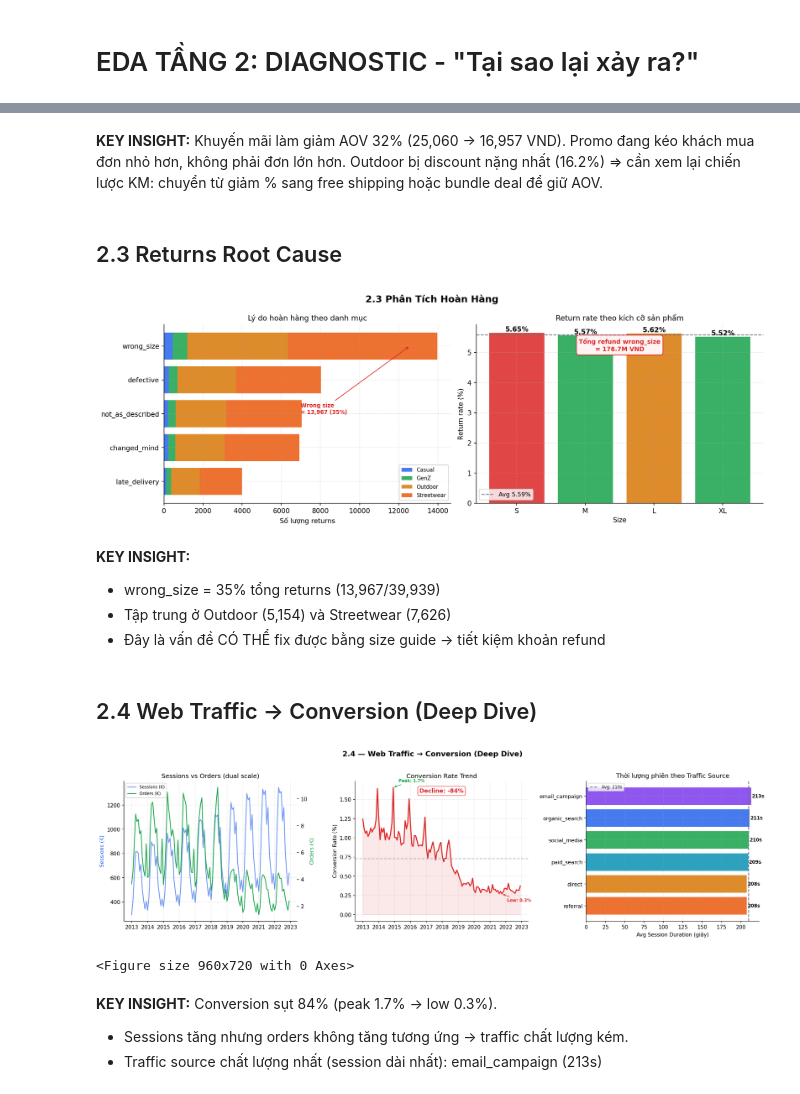
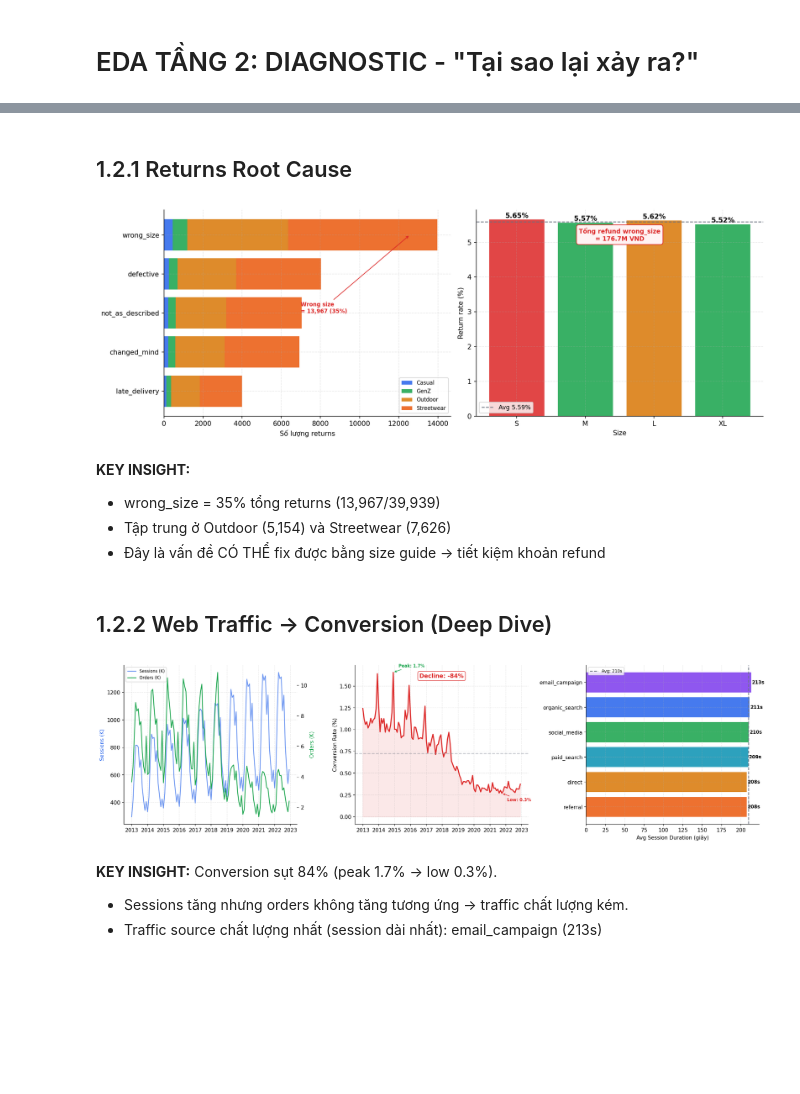
Before and after one commit to dzungphieuluuky/Datathon-VinUni, a Jupyter notebook: datathon.ipynb, the cells around one changed output, grey strips where cells are left out. Cells and saved outputs as stored; diff of their text form; code cells hidden in the pictures; blank space fills up the shorter version.

```diff
--- a/datathon.ipynb
+++ b/datathon.ipynb
@@ -432,19 +289,15 @@ plot_2_2()
-# %% [markdown]
-**KEY INSIGHT:** Khuyến mãi làm giảm AOV 32% (25,060 → 16,957 VND). Promo đang kéo khách mua đơn nhỏ hơn, không phải đơn lớn hơn. Outdoor bị discount nặng nhất (16.2%) => cần xem lại chiến lược KM: chuyển từ giảm % sang free shipping hoặc bundle deal để giữ AOV.
 # %% [markdown]
-## 2.3 Returns Root Cause
+## 1.2.1 Returns Root Cause
 # %%
-def plot_2_3_return_analysis():
+def plot_2_1():
     ret_prod = returns.merge(products[['product_id','category','size']], on='product_id')
 
+    # Xóa tiêu đề chính của figure
     fig, axes = plt.subplots(1, 2, figsize=(14, 5))
-    fig.suptitle('2.3 Phân Tích Hoàn Hàng',
-                 fontsize=14, fontweight='bold')
 
     # -- Sub 1: Return reason stacked by category --
     ax1 = axes[0]
     reason_cat = ret_prod.groupby(['return_reason','category'])['return_id'].count().unstack(fill_value=0)
-    reason_cat_pct = reason_cat.div(reason_cat.sum(axis=1), axis=0) * 100
     reason_cat_sorted = reason_cat.sum(axis=1).sort_values(ascending=True)
     reason_cat = reason_cat.loc[reason_cat_sorted.index]
 
@@ -456,10 +309,10 @@ def plot_2_3_return_analysis():
         bottom2 += reason_cat[cat].values
 
     ax1.set_xlabel('Số lượng returns')
-    ax1.set_title('Lý do hoàn hàng theo danh mục', fontsize=11)
+    # ax1.set_title(...) -> Đã xóa
     ax1.legend(fontsize=8)
 
-    # Annotation wrong_size
+    # Annotation wrong_size (Dựa trên số liệu: 35% ~ 13,967 yêu cầu)
     ws_total = reason_cat.loc['wrong_size'].sum()
     ax1.annotate(f'Wrong size\n= {ws_total:,} ({ws_total/ret_prod.shape[0]*100:.0f}%)',
                  xy=(ws_total*0.9, 'wrong_size'),
@@ -489,14 +342,13 @@ def plot_2_3_return_analysis():
 
     ax2.axhline(ret_rate_size.mean(), color=COLORS['gray'], linestyle='--',
                 linewidth=1.2, label=f'Avg {ret_rate_size.mean():.2f}%')
-    ax2.set_title('Return rate theo kích cỡ sản phẩm', fontsize=11)
+    # ax2.set_title(...) -> Đã xóa
     ax2.set_ylabel('Return rate (%)')
     ax2.set_xlabel('Size')
     ax2.legend(fontsize=9)
 
     # Refund impact estimate
-    avg_refund = returns['refund_amount'].mean()
-    ws_refund  = returns[returns['return_reason']=='wrong_size']['refund_amount'].sum()
+    ws_refund = returns[returns['return_reason']=='wrong_size']['refund_amount'].sum()
     ax2.text(0.5, 0.85,
              f"Tổng refund wrong_size\n= {ws_refund/1e6:.1f}M VND",
              transform=ax2.transAxes, ha='center', fontsize=9,
@@ -504,22 +356,23 @@ def plot_2_3_return_analysis():
              bbox=dict(boxstyle='round,pad=0.4', facecolor='#FFF3F3', edgecolor=COLORS['red']))
 
     plt.tight_layout()
-    plt.savefig('figures/2_3_return_analysis.png', bbox_inches='tight', dpi=150)
+    # Lưu vào thư mục figures/ để khớp với lệnh chèn hình trong LaTeX[cite: 2]
+    plt.savefig('Figures/plot2_1.png', bbox_inches='tight', dpi=300)
     plt.show()
 
-plot_2_3_return_analysis()
+plot_2_1()
 # %% [output]
-[figure, old version]
+[figure, new version]
 # %% [markdown]
   **KEY INSIGHT:**
 - wrong_size = 35% tổng returns (13,967/39,939)
 - Tập trung ở Outdoor (5,154) và Streetwear (7,626)
 - Đây là vấn đề CÓ THỂ fix được bằng size guide → tiết kiệm khoản refund
 # %% [markdown]
-## 2.4 Web Traffic → Conversion (Deep Dive)
+## 1.2.2 Web Traffic → Conversion (Deep Dive)
 # %%
-# === 2.4 Web Traffic → Conversion (Deep Dive) ===
-def plot_2_4():
+# === 2.4 Web Traffic → Conversion (Clean version for LaTeX) ===
+def plot_2_2():
     wt = web_traffic.copy()
     wt['year_month'] = wt['date'].dt.to_period('M')
     wt_m = wt.groupby('year_month').agg({'sessions':'sum','unique_visitors':'sum'}).reset_index()
@@ -536,16 +389,14 @@ def plot_2_4():
         avg_duration=('avg_session_duration_sec','mean')).sort_values('avg_duration', ascending=True)
 
     fig, axes = plt.subplots(1, 3, figsize=(18, 5))
-    fig.suptitle('2.4 — Web Traffic → Conversion (Deep Dive)', fontsize=14, fontweight='bold', y=1.02)
 
-    # Panel 1: Sessions vs Orders (dual axis, proper scale)
+    # Panel 1: Sessions vs Orders
     ax1 = axes[0]
     ax1b = ax1.twinx()
     ax1.plot(merged['year_month'], merged['sessions']/1e3, color=COLORS['blue'], lw=1.5, alpha=0.7, label='Sessions (K)')
     ax1b.plot(merged['year_month'], merged['n_orders']/1e3, color=COLORS['green'], lw=1.5, label='Orders (K)')
     ax1.set_ylabel('Sessions (K)', color=COLORS['blue'])
     ax1b.set_ylabel('Orders (K)', color=COLORS['green']); ax1b.grid(False)
-    ax1.set_title('Sessions vs Orders (dual scale)')
     h1, l1 = ax1.get_legend_handles_labels()
     h2, l2 = ax1b.get_legend_handles_labels()
     ax1.legend(h1+h2, l1+l2, fontsize=8, loc='upper left')
@@ -555,41 +406,42 @@ def plot_2_4():
     ax2.plot(merged['year_month'], merged['conv_rate'], color=COLORS['red'], lw=2)
     ax2.axhline(merged['conv_rate'].mean(), color=COLORS['gray'], ls='--', alpha=0.5)
     ax2.fill_between(merged['year_month'], merged['conv_rate'], alpha=0.1, color=COLORS['red'])
     peak_idx = merged['conv_rate'].idxmax()
     trough_idx = merged['conv_rate'].idxmin()
     peak_val = merged.loc[peak_idx, 'conv_rate']
     trough_val = merged.loc[trough_idx, 'conv_rate']
     ax2.annotate(f'Peak: {peak_val:.1f}%', xy=(merged.loc[peak_idx,'year_month'], peak_val),
                  xytext=(10, 10), textcoords='offset points', fontsize=8, fontweight='bold',
                  color=COLORS['green'], arrowprops=dict(arrowstyle='->', color=COLORS['green']))
     ax2.annotate(f'Low: {trough_val:.1f}%', xy=(merged.loc[trough_idx,'year_month'], trough_val),
                  xytext=(10, -15), textcoords='offset points', fontsize=8, fontweight='bold',
                  color=COLORS['red'], arrowprops=dict(arrowstyle='->', color=COLORS['red']))
     decline_pct = (trough_val / peak_val - 1) * 100
     ax2.text(0.5, 0.95, f'Decline: {decline_pct:.0f}%', transform=ax2.transAxes, fontsize=11,
              fontweight='bold', color=COLORS['red'], ha='center', va='top',
              bbox=dict(boxstyle='round,pad=0.3', fc='white', ec=COLORS['red'], alpha=0.9))
-    ax2.set_ylabel('Conversion Rate (%)'); ax2.set_title('Conversion Rate Trend')
+    ax2.set_ylabel('Conversion Rate (%)')
 
-    # Panel 3: Avg Session Duration by Traffic Source
+    # Panel 3: Avg Session Duration
     ax3 = axes[2]
     src_colors = [COLORS['coral'], COLORS['amber'], COLORS['teal'], COLORS['green'], COLORS['blue'], COLORS['purple']]
     bars = ax3.barh(src.index, src['avg_duration'], color=src_colors[:len(src)], alpha=0.85)
     for b, v in zip(bars, src['avg_duration']):
         ax3.text(v+1, b.get_y()+b.get_height()/2, f'{v:.0f}s', va='center', fontsize=9, fontweight='bold')
     ax3.set_xlabel('Avg Session Duration (giây)')
-    ax3.set_title('Thời lượng phiên theo Traffic Source')
     ax3.axvline(src['avg_duration'].mean(), color=COLORS['gray'], ls='--',
                 label=f"Avg: {src['avg_duration'].mean():.0f}s")
     ax3.legend(fontsize=8)
 
-    plt.tight_layout(); plt.show()
-    plt.savefig('figures/2_4_web_traffic.png')
+    plt.tight_layout()
 
-plot_2_4()
+    # Xuất file ảnh (đảm bảo thư mục 'figures' đã tồn tại trong máy bạn)
+    plt.savefig('Figures/plot2_2.png', dpi=300, bbox_inches='tight')
+    plt.show()
+
+plot_2_2()
 # %% [output]
-[figure, old version]
+[figure, new version]
-<Figure size 960x720 with 0 Axes>
 # %% [markdown]
 **KEY INSIGHT:** Conversion sụt 84% (peak 1.7% → low 0.3%).
 -  Sessions tăng nhưng orders không tăng tương ứng → traffic chất lượng kém.
```
Also changed, not shown: parts of 23 cells of this notebook, 10 other files.
